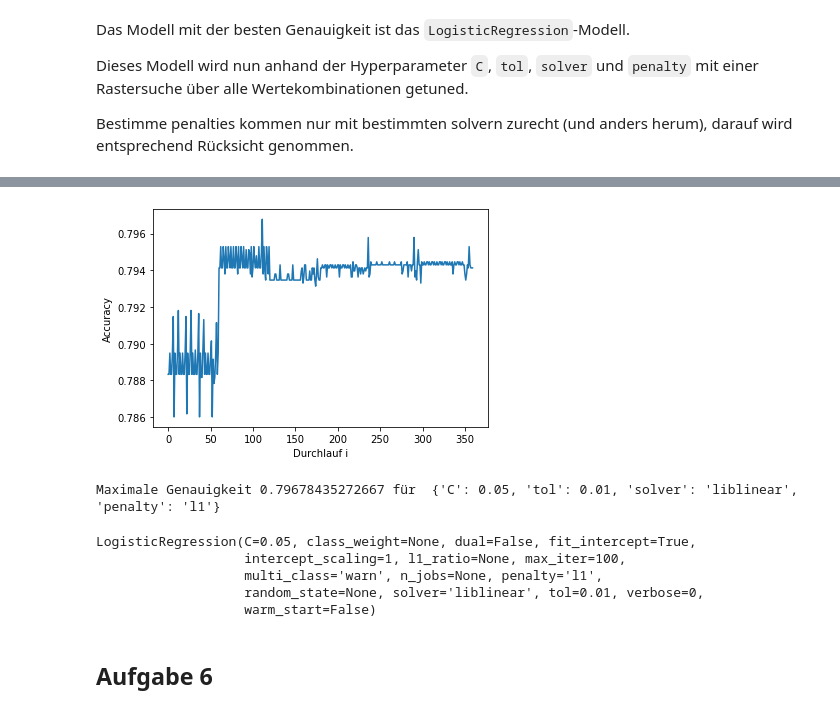
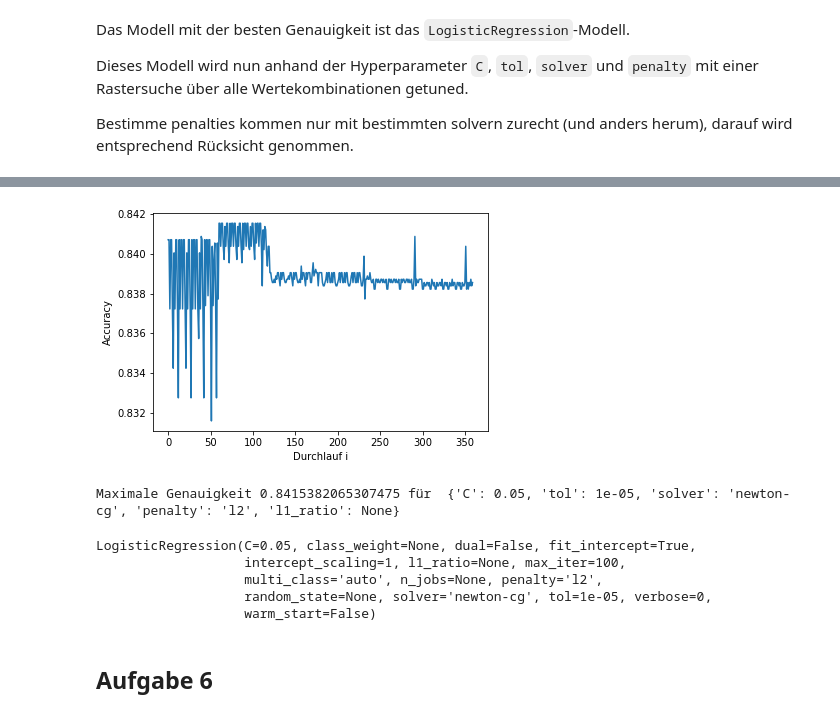
Before and after one commit to Bresenham/MaschinellesLernenPrakt, a Jupyter notebook: Studienarbeit.ipynb, the cells around one changed output, grey strips where cells are left out. Cells and saved outputs as stored; diff of their text form; code cells hidden in the pictures.

```diff
--- a/Studienarbeit.ipynb
+++ b/Studienarbeit.ipynb
@@ -23,6 +24,4 @@ hdr = ["age", "workclass", "fnlwgt", "education", "education_num",
        "marital_status", "occupation", "relationship",
       "race", "sex", "capital_gain", "capital_loss",
       "hours_per_week", "native_country", "income"]
-df = pd.read_csv("adult.data", skipinitialspace=True,
-                 names=hdr
-                )
+df = pd.read_csv("adult.data", skipinitialspace=True, names=hdr)
@@ -134,7 +131,7 @@ Die im Wertebereich verzerrten Features `capital_gain` und `capital_loss` sollte
 
 $$f: \mathbb{R} \rightarrow \mathbb{R}, f(x) = log(x + 1)$$
 # %%
-f = lambda x: np.log(x + 1)
+f = lambda x: math.log(x + 1)
 # %%
 def transform(X):
     _X = X.copy()
@@ -154,16 +151,13 @@ def transform(X):
 
     for nmh in numeric_headers:
         min_max_scaler = preprocessing.MinMaxScaler()
-        scaled = min_max_scaler.fit_transform(
-            np.array(_X[nmh]).reshape(-1, 1)
-        )
-        _X[nmh] = scaled
-
-    for nmh in nominal_headers:
-        dummies = pd.get_dummies(
-            data=_X, columns=[nmh]
-        )
-        _X[nmh] = dummies
+        _X[nmh] = min_max_scaler.fit_transform(_X[nmh].values.reshape(-1, 1))
+    _X = pd.get_dummies(_X)
+    #for nmh in nominal_headers:
+    #    dummies = pd.get_dummies(
+    #        data=_X, columns=[nmh]
+    #    )
+    #    _X[nmh] = dummies
 
     return _X
 # %%
@@ -263,18 +264,15 @@ for c in C:
     for t in tol:
         for s in solver:
             for p in penalties:
+                l1_ratio = None
                 if p == "elasticnet":
-                    model = LogisticRegression(
-                        C=c, tol=t, penalty=p, solver="saga", l1_ratio=0.5
-                    )
+                    s = "saga"
+                    l1_ratio = 0.5
                 elif s in ["newton-cg", "lbfgs", "sag"]:
-                    model = LogisticRegression(
-                        C=c, tol=t, penalty="l2", solver=s
-                    )
-                else:
-                    model = LogisticRegression(
-                        C=c, tol=t, penalty=p, solver=s
-                    )
+                    p = "l2"
+                model = LogisticRegression(
+                    C=c, tol=t, penalty=p, solver=s, l1_ratio=l1_ratio
+                )
                 model.fit(X_train, y_train.values.ravel())
                 acc = model_to_accuracy(model, X_test, y_test)
                 vals.append(acc)
@@ -282,7 +280,8 @@ for c in C:
                     "C": c,
                     "tol": t,
                     "solver": s,
-                    "penalty": p
+                    "penalty": p,
+                    "l1_ratio": l1_ratio
                 })
                 if(len(vals) % 10 == 0):
                     print("We are at", len(vals))
@@ -289,15 +380,15 @@ for c in C:
 # %%
-plt.plot(i[:-1], vals)
+plt.plot(i, vals)
 plt.xlabel("Durchlauf i")
 plt.ylabel("Accuracy")
 plt.show()
 # %% [output]
-[figure, old version]
+[figure, new version]
 # %%
 best_comb = combination_dict[np.argmax(vals)]
 print("Maximale Genauigkeit", np.array(vals).max(), "für ", best_comb)
 # %% [output]
-Maximale Genauigkeit 0.79678435272667 für  {'C': 0.05, 'tol': 0.01, 'solver': 'liblinear', 'penalty': 'l1'}
+Maximale Genauigkeit 0.8415382065307475 für  {'C': 0.05, 'tol': 1e-05, 'solver': 'newton-cg', 'penalty': 'l2', 'l1_ratio': None}
 # %%
 best_model = LogisticRegression(
     C=best_comb["C"],
@@ -309,8 +400,8 @@ best_model.fit(X_train, y_train.values.ravel())
 # %% [output]
 LogisticRegression(C=0.05, class_weight=None, dual=False, fit_intercept=True,
                    intercept_scaling=1, l1_ratio=None, max_iter=100,
-                   multi_class='warn', n_jobs=None, penalty='l1',
-                   random_state=None, solver='liblinear', tol=0.01, verbose=0,
+                   multi_class='auto', n_jobs=None, penalty='l2',
+                   random_state=None, solver='newton-cg', tol=1e-05, verbose=0,
                    warm_start=False)
 # %% [markdown]
 ## Aufgabe 6
```
Also changed, not shown: parts of 10 cells of this notebook.
